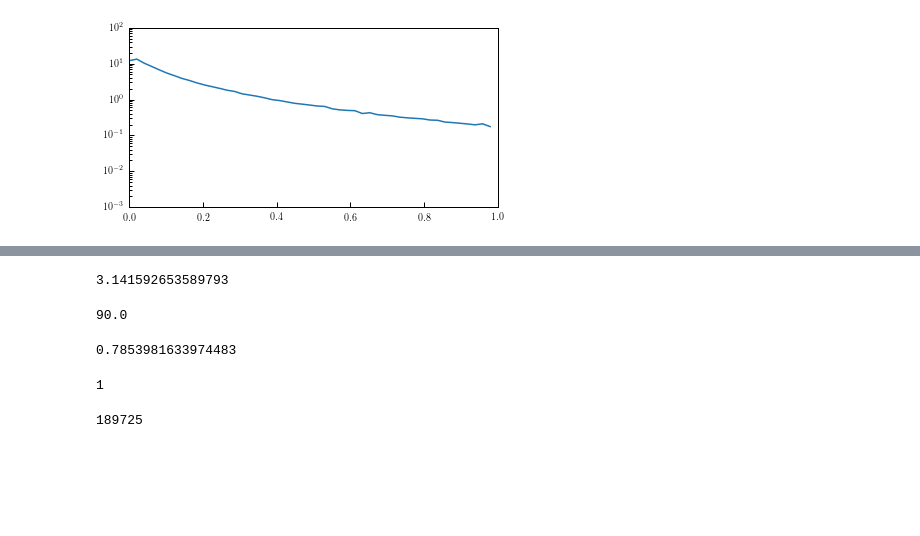
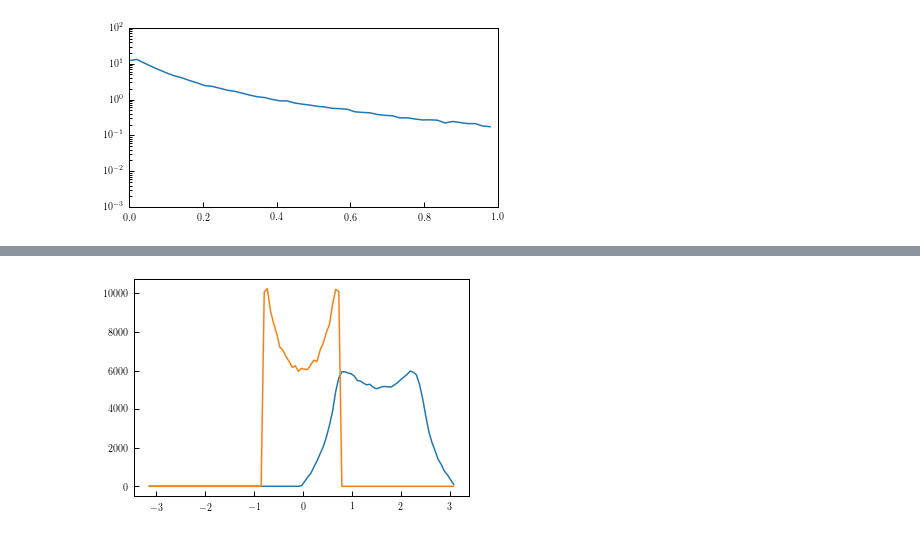
Before and after one commit to duncandc/galaxy_shapes, a Jupyter notebook: shape_models/shape_demo.ipynb, the cells around one changed output, grey strips where cells are left out. Saved outputs shown, nothing was run; the diff lists cells and outputs as text; code cells hidden in the pictures; blank space fills up the shorter version.

```diff
--- a/shape_models/shape_demo.ipynb
+++ b/shape_models/shape_demo.ipynb
@@ -153,20 +131,12 @@ np.shape(b)
-# %%
-np.pi
-# %% [output]
-3.141592653589793
-# %%
-np.degrees(np.pi/2.0)
-# %% [output]
-90.0
-# %%
-np.pi/4.0
-# %% [output]
-0.7853981633974483
-# %%
-np.sum(e==1.0)
-# %% [output]
-1
-# %%
-np.sum(mock['galaxy_c_to_a']<=mock['galaxy_b_to_a'])
-# %% [output]
-189725
+# %%
+bins = np.linspace(-np.pi,np.pi,100)
+counts_1 = np.histogram(mock['galaxy_theta'], bins=bins)[0]
+
+x = np.random.random(len(mock))*2-1
+counts_2 = np.histogram(np.arctan(x), bins=bins)[0]
+
+plt.plot(bins[:-1], counts_1)
+plt.plot(bins[:-1], counts_2)
+plt.show()
+# %% [output]
+[figure, added]
```
Also changed, not shown: parts of 12 cells of this notebook, 1 other file.
